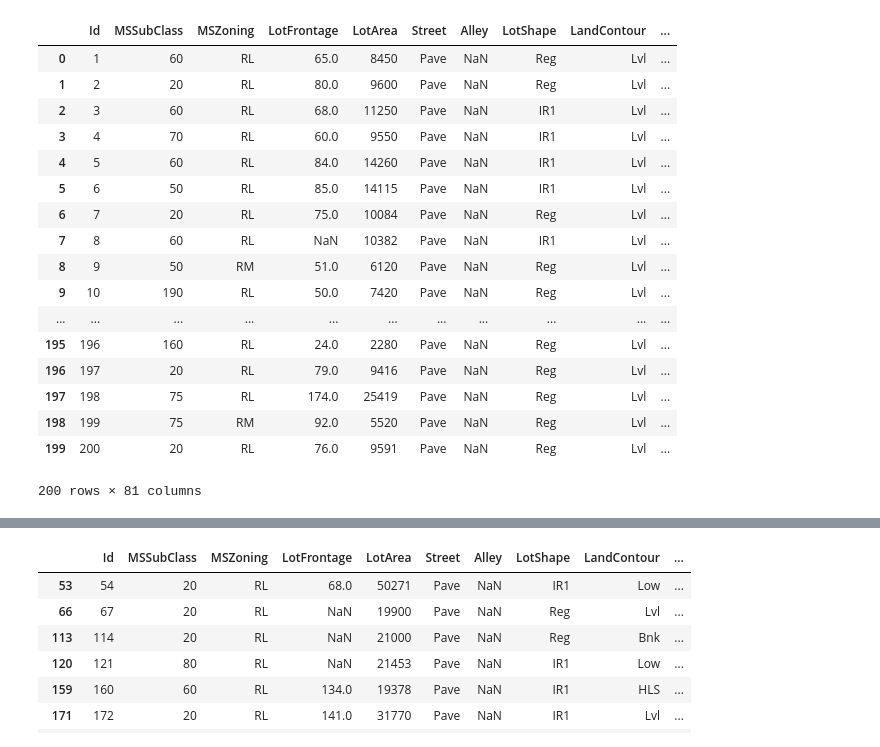
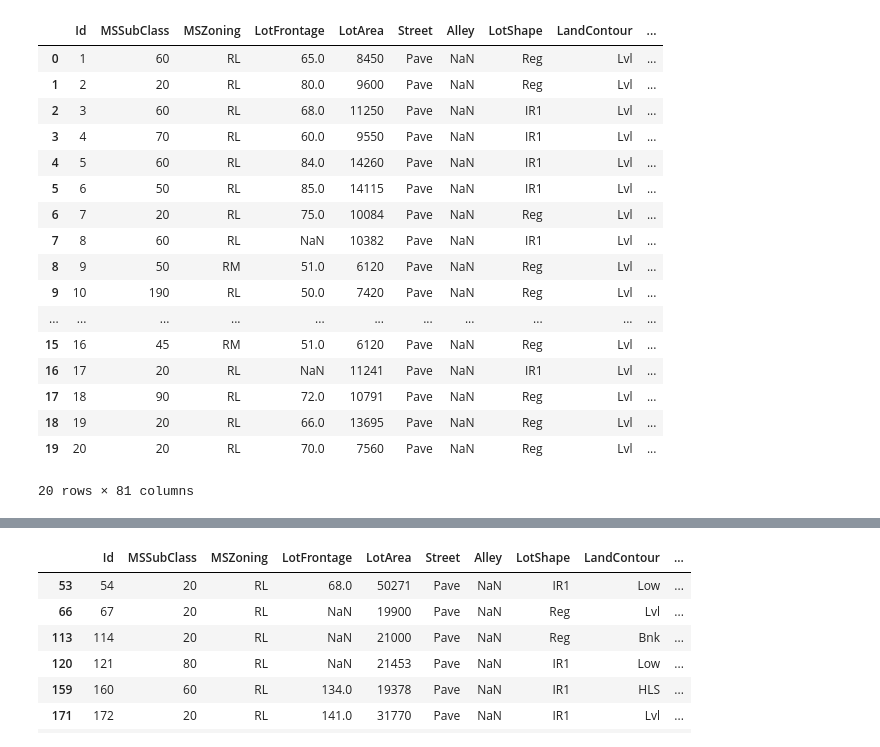
Before and after one commit to daviloncio/repositorio2, a Jupyter notebook: practica aprendizaje 1.ipynb, the cells around one changed output, grey strips where cells are left out. Saved outputs shown, nothing was run; the diff lists cells and outputs as text; code cells hidden in the pictures.

```diff
--- a/practica aprendizaje 1.ipynb
+++ b/practica aprendizaje 1.ipynb
@@ -1,35 +1,35 @@
 # %%
 import numpy as np ; import seaborn as sns; import pandas as pd; import matplotlib
 pd.set_option('display.max_columns',30)
 pd.set_option('display.max_rows',100)
 try:
     data = pd.read_csv('C:/Users/juanj/Documents/3ercuatri/aprendizaje automatico/dataset_housing.csv')
 except:
     data = pd.read_csv('C:/Users/juanj/OneDrive/Documentos/3er cuatri/dataset_housing.csv')
 
 
 data[['Id','MSSubClass','MSZoning','LotFrontage','LotArea','Street','Alley','LotShape','LandContour','Utilities','LandSlope','Neighborhood','YearBuilt' ,'YearRemodAdd','GarageCars','GarageArea','GarageQual','GarageCond','GarageType','GarageYrBlt','GarageFinish','OverallQual','OverallCond','SalePrice']]
 pd.set_option('display.max_rows',None)
-data.head(200)
+data.head(20)
 # %% [output]
 |  | Id | MSSubClass | MSZoning | LotFrontage | LotArea | Street | Alley | LotShape | LandContour | ... |
 | 0 | 1 | 60 | RL | 65.0 | 8450 | Pave | NaN | Reg | Lvl | ... |
 | 1 | 2 | 20 | RL | 80.0 | 9600 | Pave | NaN | Reg | Lvl | ... |
 | 2 | 3 | 60 | RL | 68.0 | 11250 | Pave | NaN | IR1 | Lvl | ... |
 | 3 | 4 | 70 | RL | 60.0 | 9550 | Pave | NaN | IR1 | Lvl | ... |
 | 4 | 5 | 60 | RL | 84.0 | 14260 | Pave | NaN | IR1 | Lvl | ... |
 | 5 | 6 | 50 | RL | 85.0 | 14115 | Pave | NaN | IR1 | Lvl | ... |
 | 6 | 7 | 20 | RL | 75.0 | 10084 | Pave | NaN | Reg | Lvl | ... |
 | 7 | 8 | 60 | RL | NaN | 10382 | Pave | NaN | IR1 | Lvl | ... |
 | 8 | 9 | 50 | RM | 51.0 | 6120 | Pave | NaN | Reg | Lvl | ... |
 | 9 | 10 | 190 | RL | 50.0 | 7420 | Pave | NaN | Reg | Lvl | ... |
 | ... | ... | ... | ... | ... | ... | ... | ... | ... | ... | ... |
-| 195 | 196 | 160 | RL | 24.0 | 2280 | Pave | NaN | Reg | Lvl | ... |
-| 196 | 197 | 20 | RL | 79.0 | 9416 | Pave | NaN | Reg | Lvl | ... |
-| 197 | 198 | 75 | RL | 174.0 | 25419 | Pave | NaN | Reg | Lvl | ... |
-| 198 | 199 | 75 | RM | 92.0 | 5520 | Pave | NaN | Reg | Lvl | ... |
-| 199 | 200 | 20 | RL | 76.0 | 9591 | Pave | NaN | Reg | Lvl | ... |
+| 15 | 16 | 45 | RM | 51.0 | 6120 | Pave | NaN | Reg | Lvl | ... |
+| 16 | 17 | 20 | RL | NaN | 11241 | Pave | NaN | IR1 | Lvl | ... |
+| 17 | 18 | 90 | RL | 72.0 | 10791 | Pave | NaN | Reg | Lvl | ... |
+| 18 | 19 | 20 | RL | 66.0 | 13695 | Pave | NaN | Reg | Lvl | ... |
+| 19 | 20 | 20 | RL | 70.0 | 7560 | Pave | NaN | Reg | Lvl | ... |
-200 rows × 81 columns
+20 rows × 81 columns
 # %%
 pd.set_option('display.max_rows',500)
 print(type(data.isnull().sum()))
```
Also changed, not shown: parts of 2 cells of this notebook, 1 other file.
